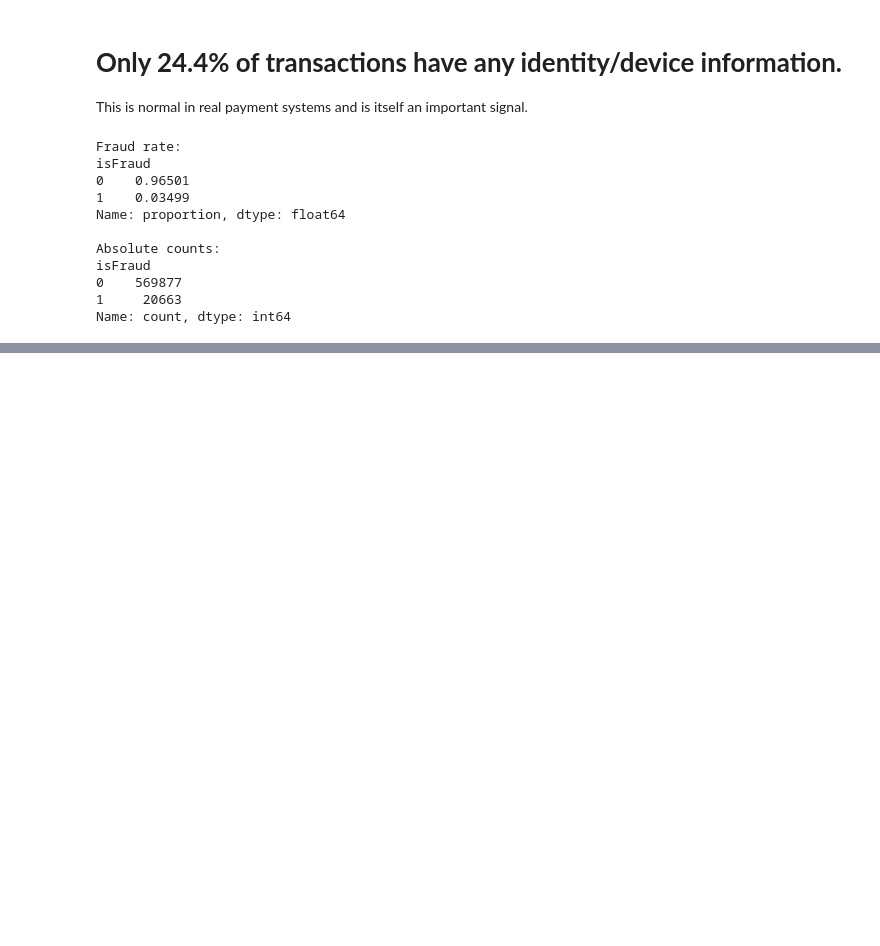
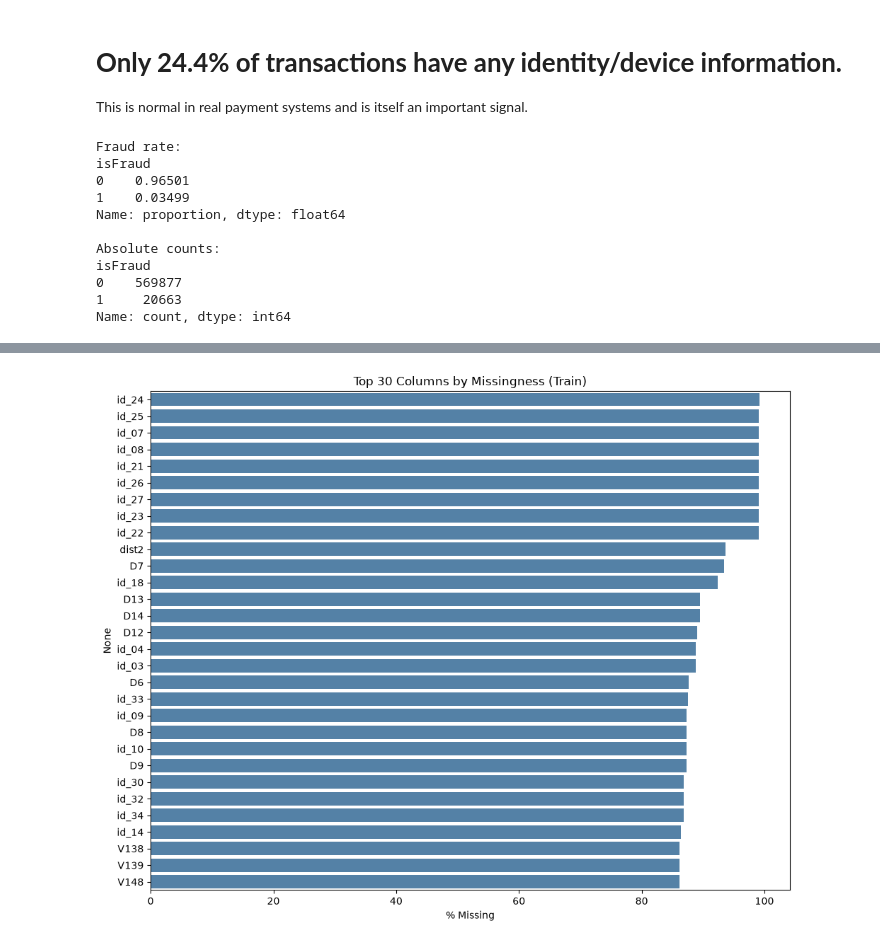
Before and after one commit to Nikhil09052007/Fraud_Detection_Model, a Jupyter notebook: notebooks/02_data_validation.ipynb, the cells around one changed output, grey strips where cells are left out. Drawn from its saved outputs; the diff is of its cells as text; code cells hidden in the pictures; blank space fills up the shorter version.

```diff
--- a/notebooks/02_data_validation.ipynb
+++ b/notebooks/02_data_validation.ipynb
@@ -287,0 +357,8 @@ Name: count, dtype: int64
+# %%
+# --- B1. Missingness percentage, sorted ---
+missing_pct_train = (train.isnull().mean() * 100).sort_values(ascending=False)
+missing_pct_train = missing_pct_train[missing_pct_train > 0]
+
+print(f"{len(missing_pct_train)} columns have at least one missing value in train.")
+print("\nTop 20 columns by % missing (train):")
+print(missing_pct_train.head(20).round(2))
@@ -287,0 +383,12 @@ Name: count, dtype: int64
+# %%
+# --- B2. Visualize the top offenders ---
+top_missing = missing_pct_train.head(30)
+
+plt.figure(figsize=(10, 8))
+sns.barplot(x=top_missing.values, y=top_missing.index, color="steelblue")
+plt.xlabel("% Missing")
+plt.title("Top 30 Columns by Missingness (Train)")
+plt.tight_layout()
+plt.show()
+# %% [output]
+[figure, added]
```
Also changed, not shown: parts of 30 cells of this notebook, 1 other file.
